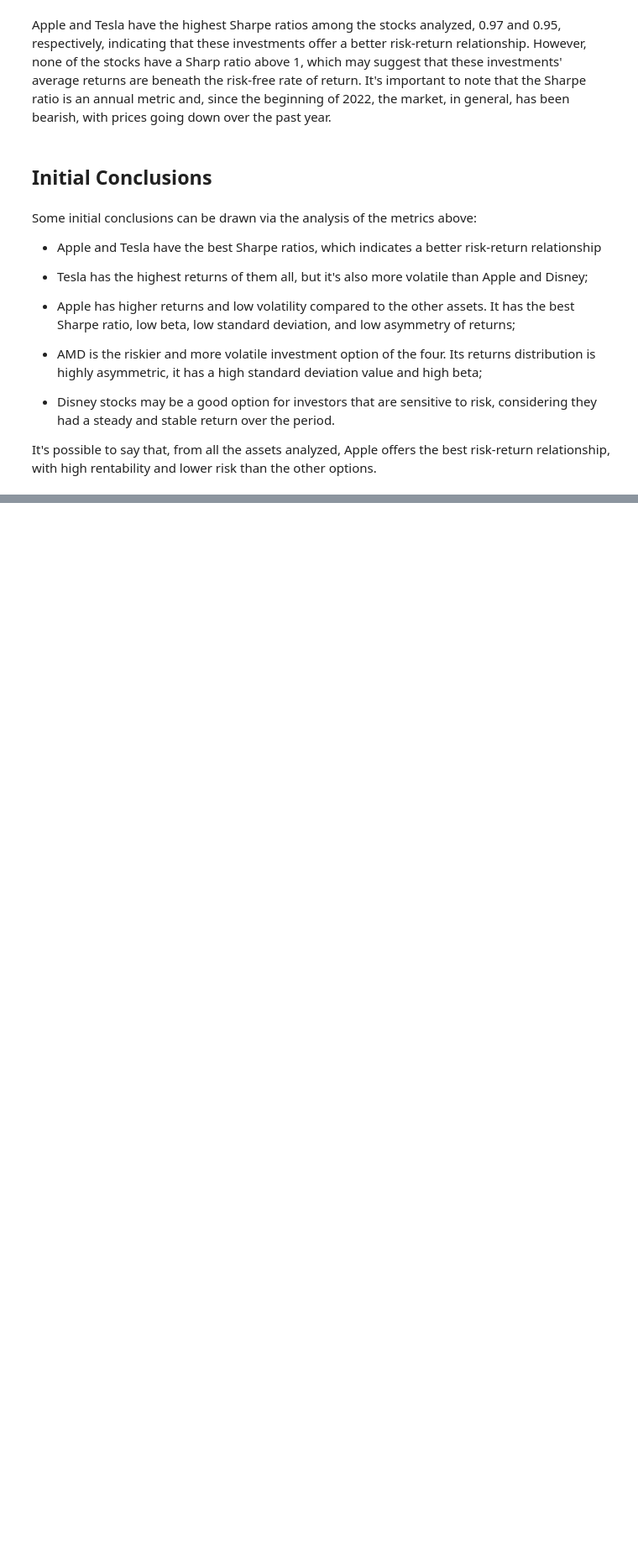
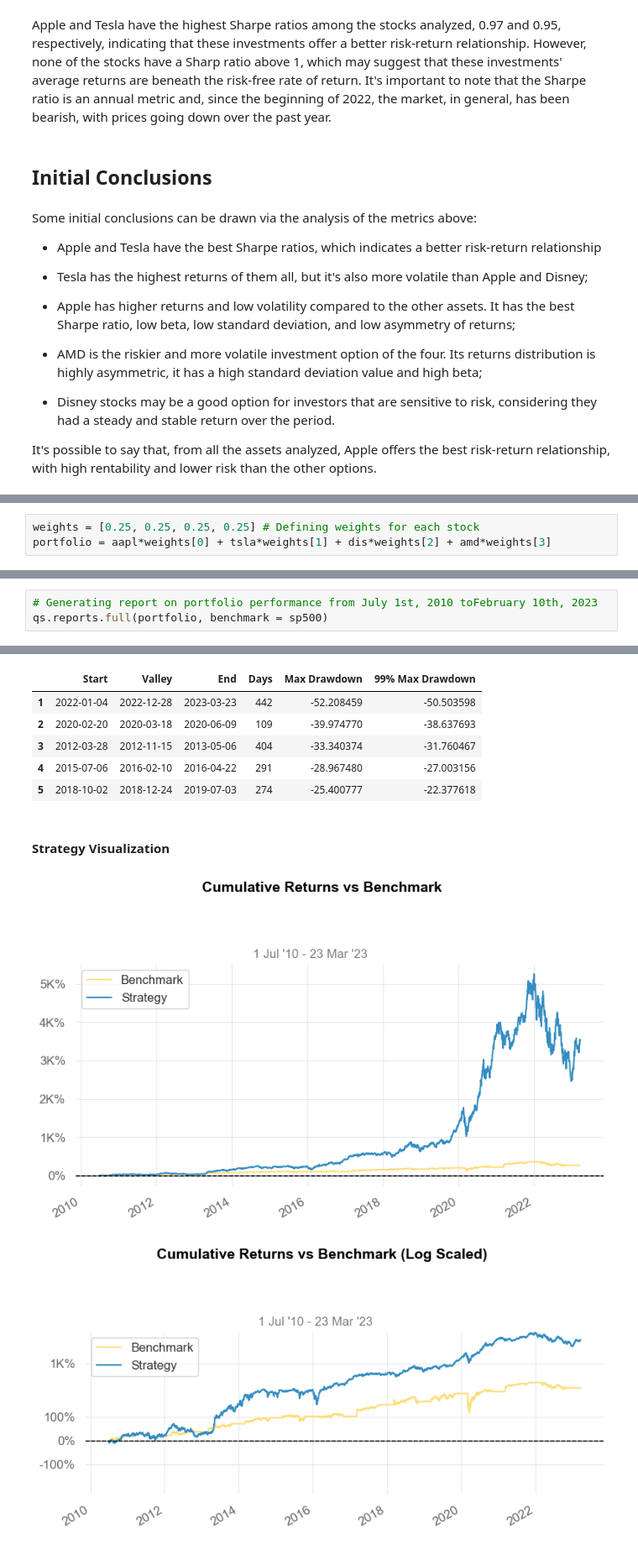
Before and after one commit to YannSko/Portfollio, a Jupyter notebook: Finance_Project/Financial_Analysis.ipynb, the cells around one changed output, grey strips where cells are left out. Shown at 84% size. Cells and saved outputs as stored; diff of their text form; blank space fills up the shorter version.

```diff
--- a/Finance_Project/Financial_Analysis.ipynb
+++ b/Finance_Project/Financial_Analysis.ipynb
@@ -539,0 +546,3 @@ the other options.
+# %%
+weights = [0.25, 0.25, 0.25, 0.25] # Defining weights for each stock
+portfolio = aapl*weights[0] + tsla*weights[1] + dis*weights[2] + amd*weights[3]
@@ -539,0 +565,4 @@ the other options.
+# %%
+# Generating report on portfolio performance from July 1st, 2010 toFebruary 10th, 2023
+qs.reports.full(portfolio, benchmark = sp500)
+# %% [output]
@@ -539,0 +589,9 @@ the other options.
+|  | Start | Valley | End | Days | Max Drawdown | 99% Max Drawdown |
+| 1 | 2022-01-04 | 2022-12-28 | 2023-03-23 | 442 | -52.208459 | -50.503598 |
+| 2 | 2020-02-20 | 2020-03-18 | 2020-06-09 | 109 | -39.974770 | -38.637693 |
+| 3 | 2012-03-28 | 2012-11-15 | 2013-05-06 | 404 | -33.340374 | -31.760467 |
+| 4 | 2015-07-06 | 2016-02-10 | 2016-04-22 | 291 | -28.967480 | -27.003156 |
+| 5 | 2018-10-02 | 2018-12-24 | 2019-07-03 | 274 | -25.400777 | -22.377618 |
+Strategy Visualization
+[figure, added]
+[figure, added]
```
Also changed, not shown: parts of 32 cells of this notebook.
